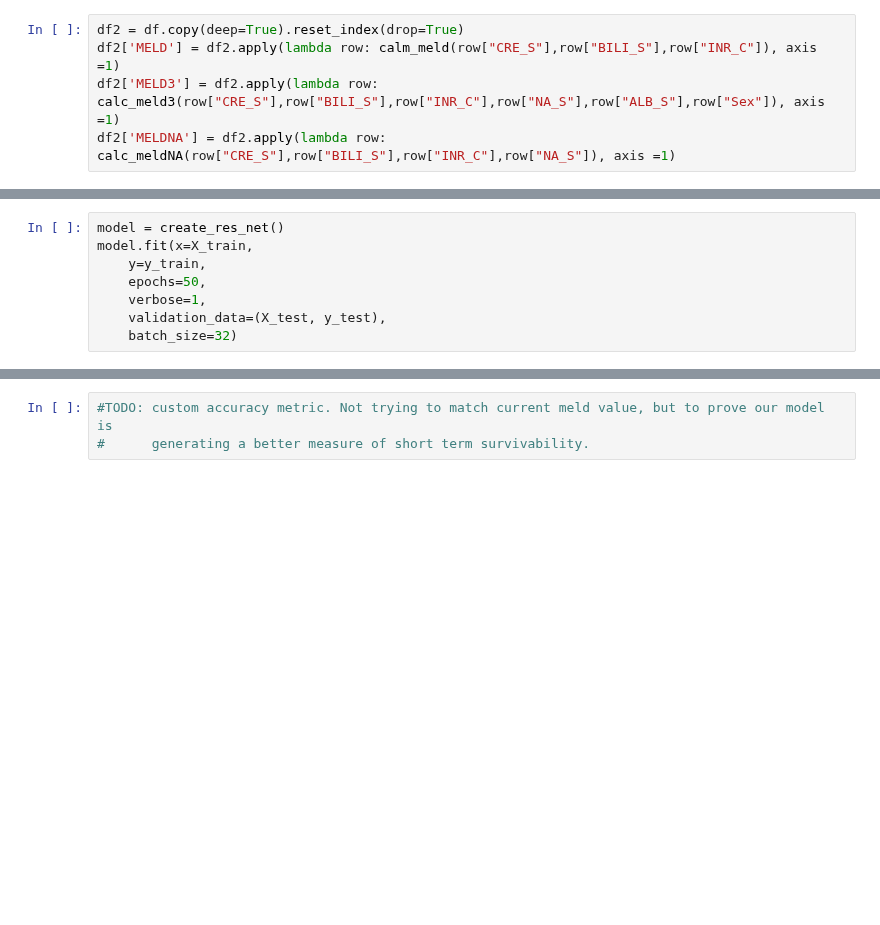
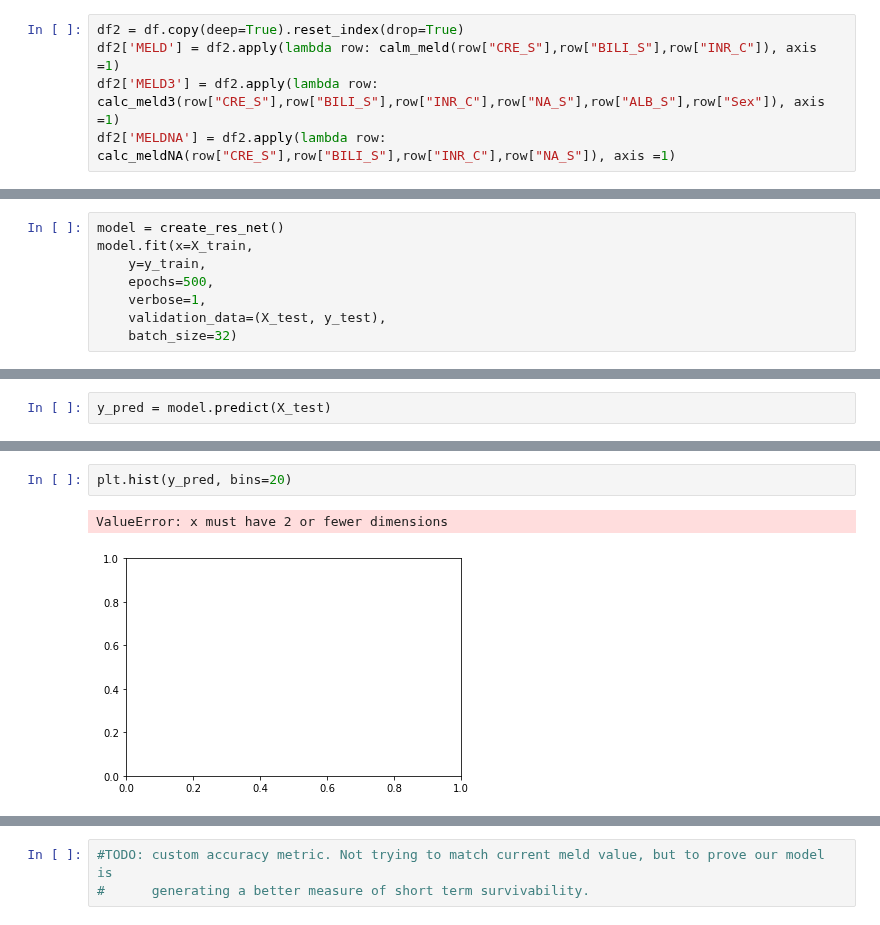
Before and after one commit to wisniemj/CS8321, a Jupyter notebook: finalPaper/finalPaper.ipynb, the cells around one changed output, grey strips where cells are left out. Cells and saved outputs as stored; diff of their text form; blank space fills up the shorter version.

Commit message:
Added y_pred on simple dense network

```diff
--- a/finalPaper/finalPaper.ipynb
+++ b/finalPaper/finalPaper.ipynb
@@ -232,7 +248,7 @@ y_test = tf.convert_to_tensor(y_test)
 model = create_res_net()
 model.fit(x=X_train,
     y=y_train,
-    epochs=50,
+    epochs=500,
     verbose=1,
     validation_data=(X_test, y_test),
     batch_size=32)
@@ -257,0 +257,2 @@ Epoch 50/50
+# %%
+y_pred = model.predict(X_test)
@@ -257,0 +293,5 @@ Epoch 50/50
+# %%
+plt.hist(y_pred, bins=20)
+# %% [output]
+ValueError: x must have 2 or fewer dimensions
+[figure, added]
```
Also changed, not shown: parts of 11 cells of this notebook.
